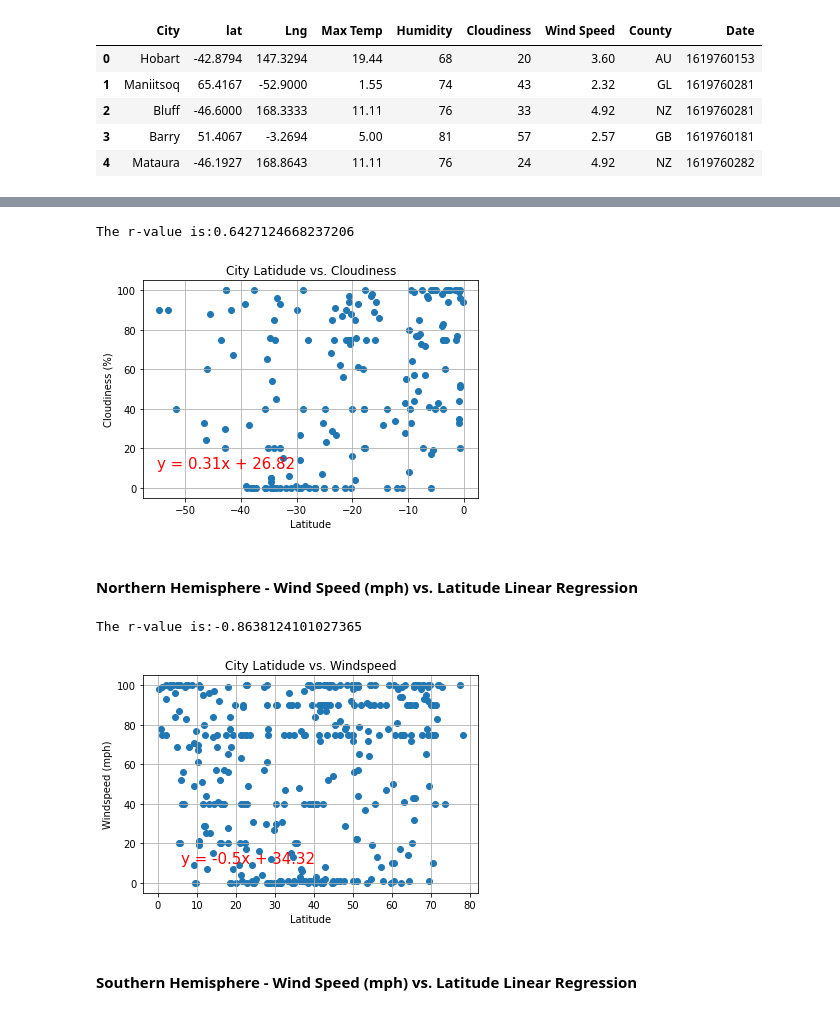
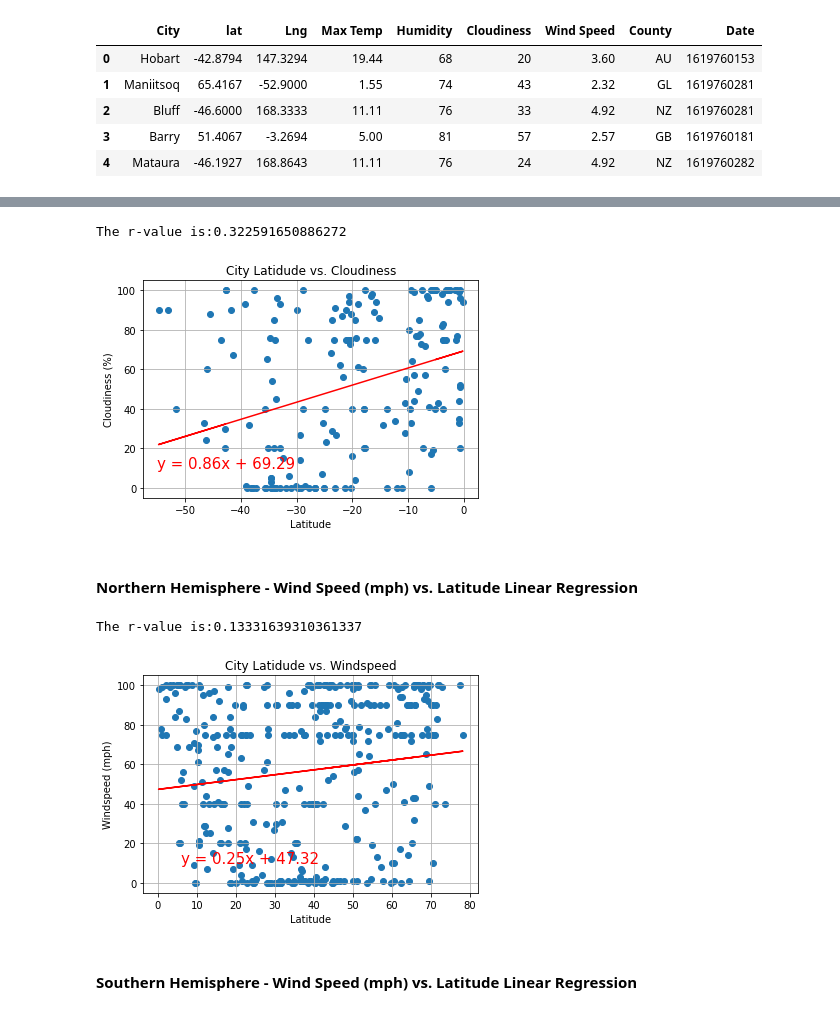
Before and after one commit to nathanPM104/python-api-challenge, a Jupyter notebook: WeatherPy.ipynb, the cells around one changed output, grey strips where cells are left out. Drawn from its saved outputs; the diff is of its cells as text; code cells hidden in the pictures.

```diff
--- a/WeatherPy.ipynb
+++ b/WeatherPy.ipynb
@@ -407,6 +460,6 @@ The r-value is:-0.8638124101027365
 # %%
 x_values = southern_hemi.iloc[:,1]
-y_values = southern_hemi.iloc[:,3]
+y_values = southern_hemi.iloc[:,5]
 (slope, intercept, rvalue, pvalue, stderr) = linregress(x_values, y_values)
 regress_values = x_values * slope + intercept
 line_eq = "y = " + str(round(slope,2)) + "x + " + str(round(intercept,2))
@@ -414,6 +467,7 @@ line_eq = "y = " + str(round(slope,2)) + "x + " + str(round(intercept,2))
 print(f"The r-value is:{rvalue}")
 
 plt.scatter(southern_hemi.iloc[:,1],southern_hemi.iloc[:,5])
+plt.plot(x_values,regress_values,"r-")
 plt.xlabel('Latitude')
 plt.ylabel('Cloudiness (%)')
 plt.title('City Latidude vs. Cloudiness')
@@ -421,28 +475,29 @@ plt.grid(True)
 plt.annotate(line_eq,(-55,10),fontsize=15,color="red")
 plt.show()
 # %% [output]
-The r-value is:0.6427124668237206
+The r-value is:0.322591650886272
-[figure, old version]
+[figure, new version]
 # %% [markdown]
 ####  Northern Hemisphere - Wind Speed (mph) vs. Latitude Linear Regression
 # %%
 x_values = northern_hemi.iloc[:,1]
-y_values = northern_hemi.iloc[:,3]
+y_values = northern_hemi.iloc[:,5]
 (slope, intercept, rvalue, pvalue, stderr) = linregress(x_values, y_values)
 regress_values = x_values * slope + intercept
 line_eq = "y = " + str(round(slope,2)) + "x + " + str(round(intercept,2))
 
 print(f"The r-value is:{rvalue}")
 plt.scatter(northern_hemi.iloc[:,1],northern_hemi.iloc[:,5])
+plt.plot(x_values,regress_values,"r-")
 plt.xlabel('Latitude')
 plt.ylabel('Windspeed (mph)')
 plt.title('City Latidude vs. Windspeed')
 plt.grid(True)
 plt.annotate(line_eq,(6,10),fontsize=15,color="red")
 plt.show()
 # %% [output]
-The r-value is:-0.8638124101027365
+The r-value is:0.13331639310361337
-[figure, old version]
+[figure, new version]
 # %% [markdown]
 ####  Southern Hemisphere - Wind Speed (mph) vs. Latitude Linear Regression
 # %%
```
Also changed, not shown: parts of 23 cells of this notebook, 6 other files.
